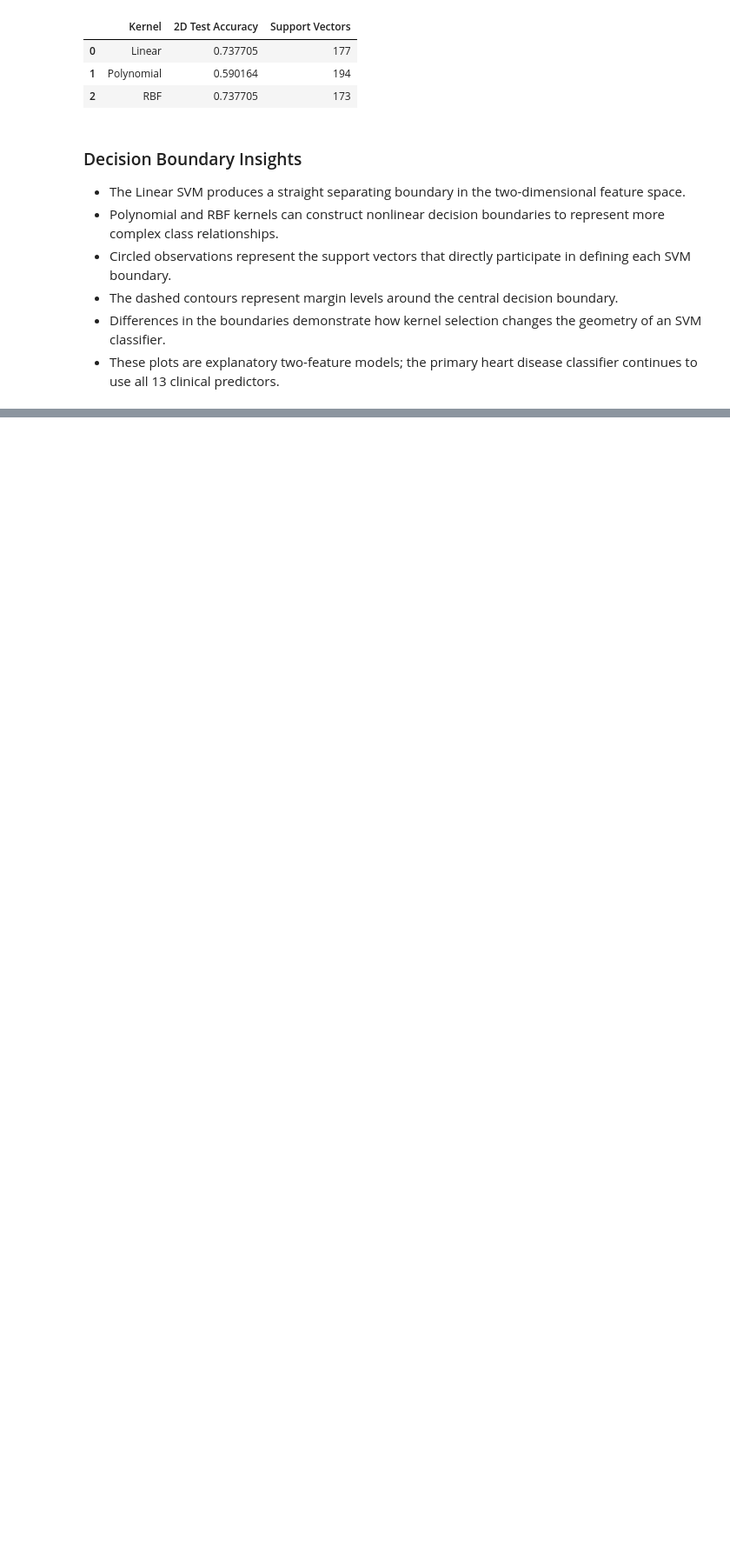
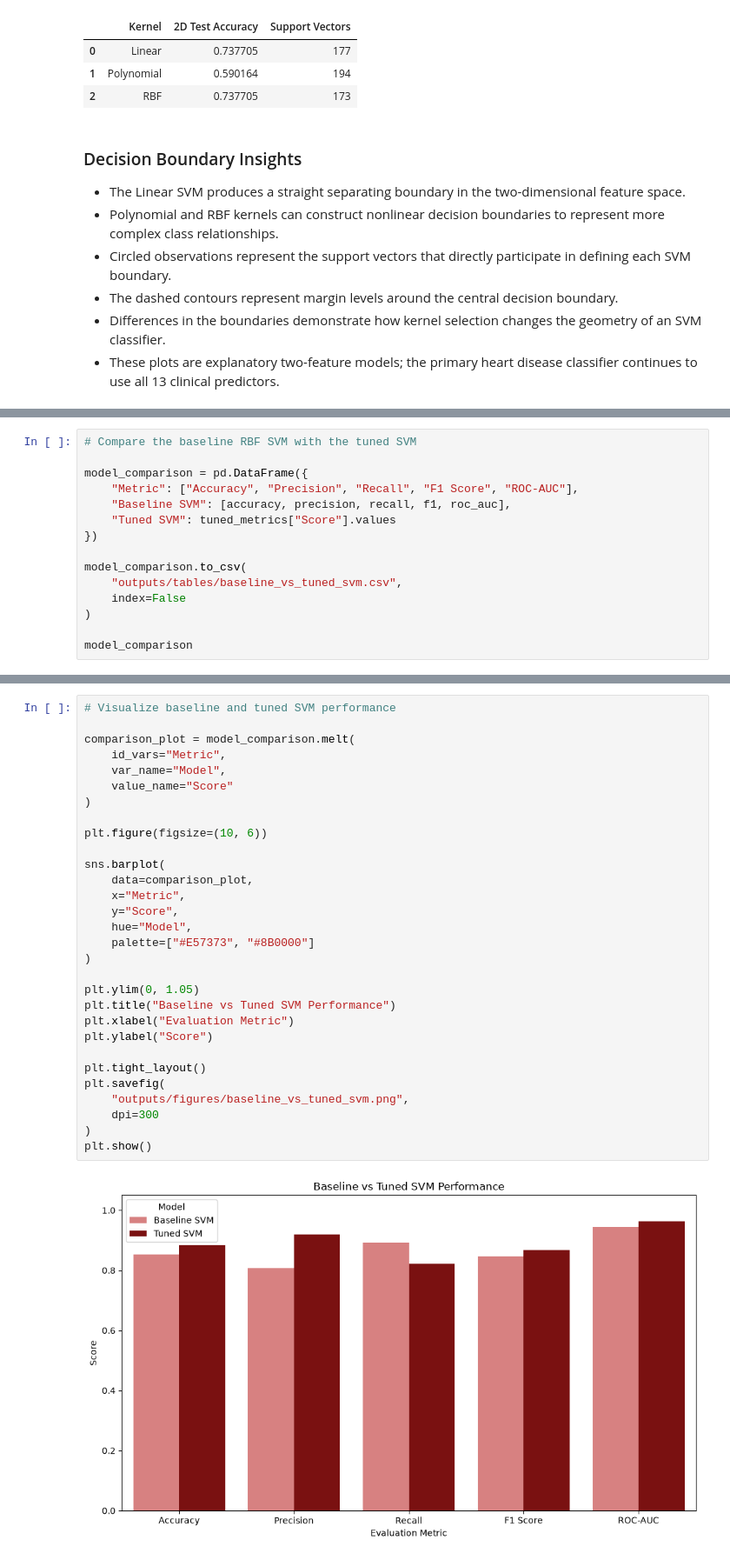
Before and after one commit to Pralishatripathy000/ml-support-vector-machine, a Jupyter notebook: notebook.ipynb, the cells around one changed output, grey strips where cells are left out. Shown at 87% size. Saved outputs shown, nothing was run; the diff lists cells and outputs as text; blank space fills up the shorter version.

```diff
--- a/notebook.ipynb
+++ b/notebook.ipynb
@@ -1107,0 +1230,15 @@ visual_comparison
+# %%
+# Compare the baseline RBF SVM with the tuned SVM
+
+model_comparison = pd.DataFrame({
+    "Metric": ["Accuracy", "Precision", "Recall", "F1 Score", "ROC-AUC"],
+    "Baseline SVM": [accuracy, precision, recall, f1, roc_auc],
+    "Tuned SVM": tuned_metrics["Score"].values
+})
+
+model_comparison.to_csv(
+    "outputs/tables/baseline_vs_tuned_svm.csv",
+    index=False
+)
+
+model_comparison
@@ -1107,0 +1252,32 @@ visual_comparison
+# %%
+# Visualize baseline and tuned SVM performance
+
+comparison_plot = model_comparison.melt(
+    id_vars="Metric",
+    var_name="Model",
+    value_name="Score"
+)
+
+plt.figure(figsize=(10, 6))
+
+sns.barplot(
+    data=comparison_plot,
+    x="Metric",
+    y="Score",
+    hue="Model",
+    palette=["#E57373", "#8B0000"]
+)
+
+plt.ylim(0, 1.05)
+plt.title("Baseline vs Tuned SVM Performance")
+plt.xlabel("Evaluation Metric")
+plt.ylabel("Score")
+
+plt.tight_layout()
+plt.savefig(
+    "outputs/figures/baseline_vs_tuned_svm.png",
+    dpi=300
+)
+plt.show()
+# %% [output]
+[figure, added]
```
Also changed, not shown: parts of 8 cells of this notebook, 4 other files.
